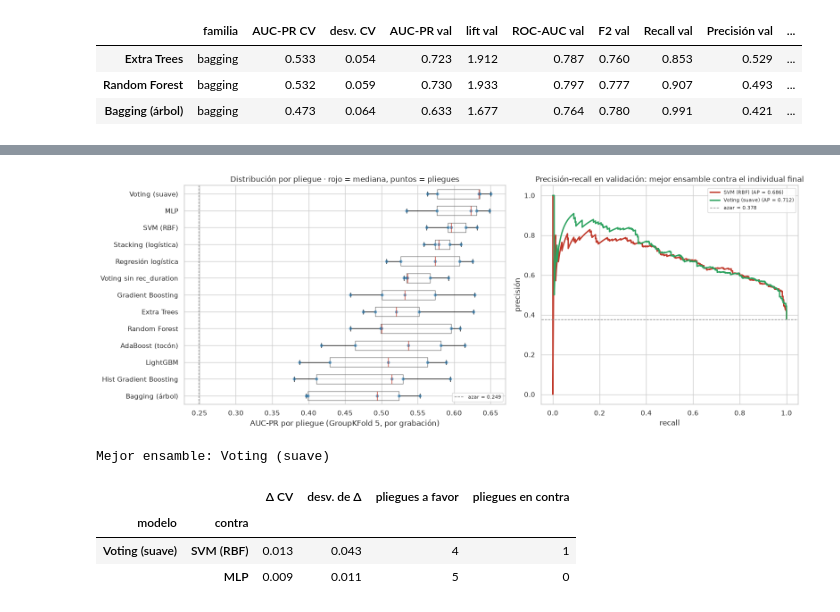
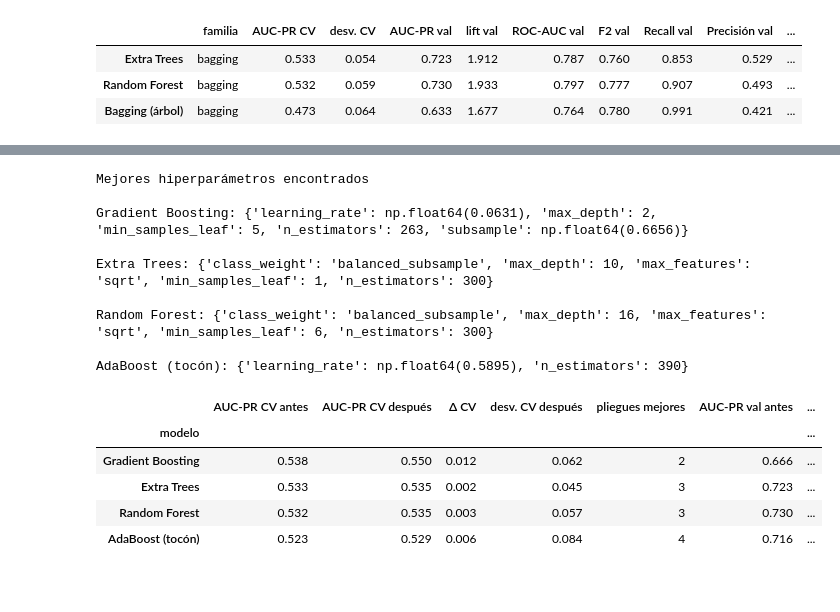
Before and after one commit to Emm-anuel/video-to-sop-copilot, a Jupyter notebook: docs/entregables/Semana 7/Avance5.51.ipynb, the cells around one changed output, grey strips where cells are left out. Drawn from its saved outputs; the diff is of its cells as text; code cells hidden in the pictures; blank space fills up the shorter version.

```diff
--- a/docs/entregables/Semana 7/Avance5.51.ipynb
+++ b/docs/entregables/Semana 7/Avance5.51.ipynb
@@ -441,42 +469,36 @@ global_tab[["familia", "AUC-PR CV", "desv. CV", "AUC-PR val", "lift val", "F2 va
 # %%
-orden = comp.index[::-1]
-fig, axes = plt.subplots(1, 2, figsize=(16, 6), gridspec_kw={"width_ratios": [1.25, 1]})
-
-axes[0].boxplot([todo[n]["folds"] for n in orden], orientation="horizontal", tick_labels=orden,
-                showfliers=False, widths=0.55,
-                medianprops={"color": RED}, boxprops={"color": GRAY})
-for i, n in enumerate(orden, start=1):
-    axes[0].plot(todo[n]["folds"], np.full(5, i), "o", color=BLUE, alpha=0.55, ms=4)
-axes[0].axvline(PREV_TR, color=GRAY, ls="--", lw=1, label=f"azar = {PREV_TR:.3f}")
-axes[0].set_xlabel("AUC-PR por pliegue (GroupKFold 5, por grabación)")
-axes[0].set_title("Distribución por pliegue · rojo = mediana, puntos = pliegues")
-axes[0].legend(loc="lower right", fontsize=8)
-
-for n, color in [(FINAL_A4, RED), (comp.index[0], GREEN)]:
-    prec, rec, _ = precision_recall_curve(y_va, todo[n]["p_va"])
-    axes[1].plot(rec, prec, color=color, lw=2.2,
-                 label=f"{n} (AP = {todo[n]['val']['AUC-PR']:.3f})")
-axes[1].axhline(PREV_VA, color=GRAY, ls="--", lw=1, label=f"azar = {PREV_VA:.3f}")
-axes[1].set_xlabel("recall"); axes[1].set_ylabel("precisión")
-axes[1].set_title("Precisión-recall en validación: mejor ensamble contra el individual final")
-axes[1].legend(loc="upper right", fontsize=8)
-fig.tight_layout()
+print("Mejores hiperparámetros encontrados")
+for nombre in A_OPTIMIZAR:
+    params = {k: (round(v, 4) if isinstance(v, float) else v)
+              for k, v in searches[nombre].best_params_.items()}
+    print(f"\n{nombre}: {params}")
 # %% [output]
-[figure, removed]
+Mejores hiperparámetros encontrados
+
+Gradient Boosting: {'learning_rate': np.float64(0.0631), 'max_depth': 2, 'min_samples_leaf': 5, 'n_estimators': 263, 'subsample': np.float64(0.6656)}
+
+Extra Trees: {'class_weight': 'balanced_subsample', 'max_depth': 10, 'max_features': 'sqrt', 'min_samples_leaf': 1, 'n_estimators': 300}
+
+Random Forest: {'class_weight': 'balanced_subsample', 'max_depth': 16, 'max_features': 'sqrt', 'min_samples_leaf': 6, 'n_estimators': 300}
+
+AdaBoost (tocón): {'learning_rate': np.float64(0.5895), 'n_estimators': 390}
 # %%
-BEST_ENS = comp[comp["familia"] != "individual (avance 4)"].index[0]
-filas = []
-for n in comp.index:
-    for ref_name in (FINAL_A4, "MLP"):
-        if n == ref_name:
-            continue
-        filas.append({"modelo": n, "contra": ref_name, **paired(todo[n], todo[ref_name])})
-comparado = pd.DataFrame(filas)
-print(f"Mejor ensamble: {BEST_ENS}")
-comparado[comparado["modelo"] == BEST_ENS].set_index(["modelo", "contra"])
+antes_despues = pd.DataFrame([
+    {"modelo": n,
+     "AUC-PR CV antes": res_iniciales[n]["folds"].mean(),
+     "AUC-PR CV después": res_tuned[n]["folds"].mean(),
+     "Δ CV": res_tuned[n]["folds"].mean() - res_iniciales[n]["folds"].mean(),
+     "desv. CV después": res_tuned[n]["folds"].std(),
+     "pliegues mejores": int((res_tuned[n]["folds"] > res_iniciales[n]["folds"] - 1e-9).sum()),
+     "AUC-PR val antes": res_iniciales[n]["val"]["AUC-PR"],
+     "AUC-PR val después": res_tuned[n]["val"]["AUC-PR"],
+     "entrenamiento (ms)": res_tuned[n]["fit_ms"]}
+    for n in A_OPTIMIZAR]).set_index("modelo")
+antes_despues.round(3)
 # %% [output]
-Mejor ensamble: Voting (suave)
-|  |  | Δ CV | desv. de Δ | pliegues a favor | pliegues en contra |
-| modelo | contra |  |  |  |  |
-| Voting (suave) | SVM (RBF) | 0.013 | 0.043 | 4 | 1 |
-|  | MLP | 0.009 | 0.011 | 5 | 0 |
+|  | AUC-PR CV antes | AUC-PR CV después | Δ CV | desv. CV después | pliegues mejores | AUC-PR val antes | ... |
+| modelo |  |  |  |  |  |  | ... |
+| Gradient Boosting | 0.538 | 0.550 | 0.012 | 0.062 | 2 | 0.666 | ... |
+| Extra Trees | 0.533 | 0.535 | 0.002 | 0.045 | 3 | 0.723 | ... |
+| Random Forest | 0.532 | 0.535 | 0.003 | 0.057 | 3 | 0.730 | ... |
+| AdaBoost (tocón) | 0.523 | 0.529 | 0.006 | 0.084 | 4 | 0.716 | ... |
```
Also changed, not shown: parts of 67 cells of this notebook.
